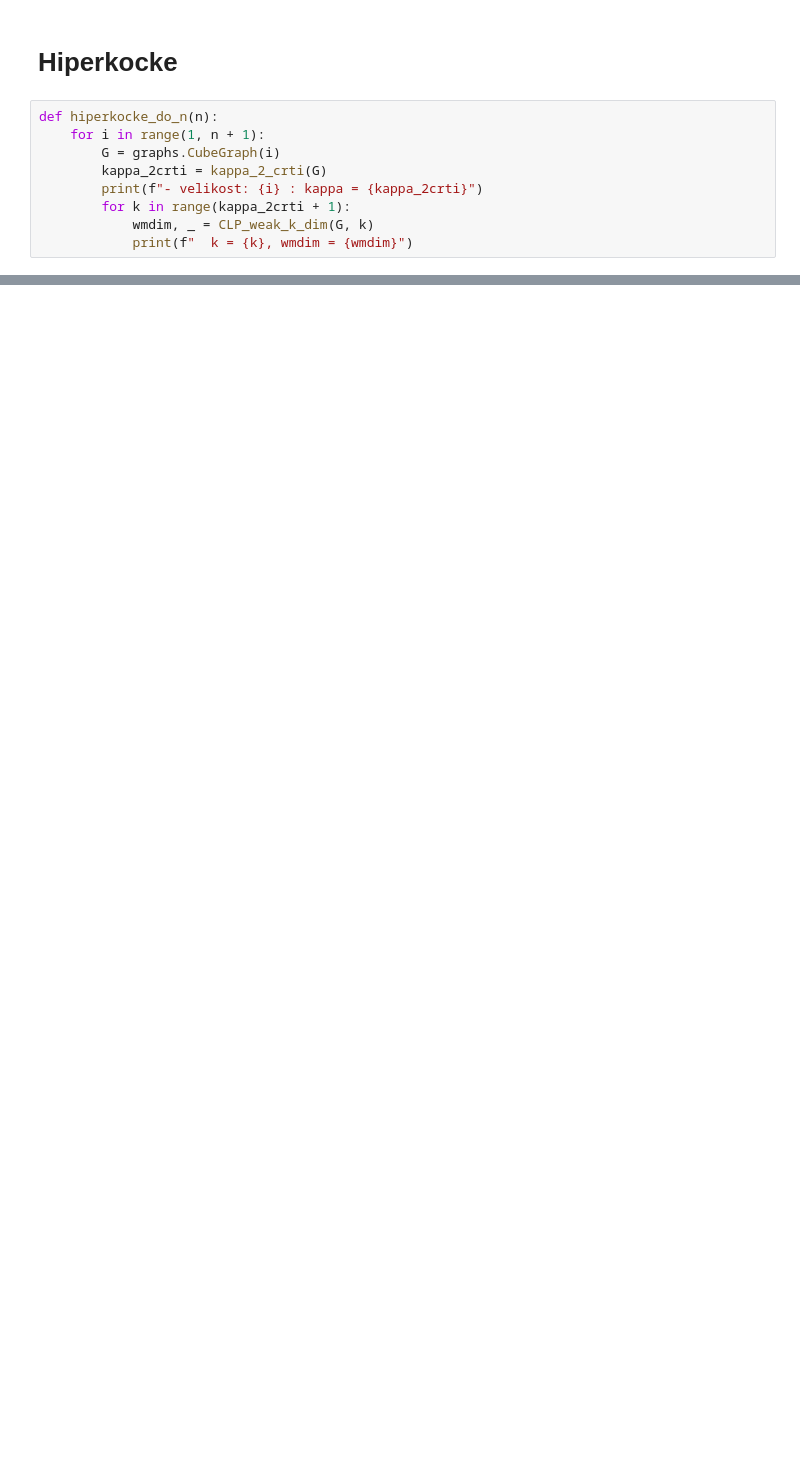
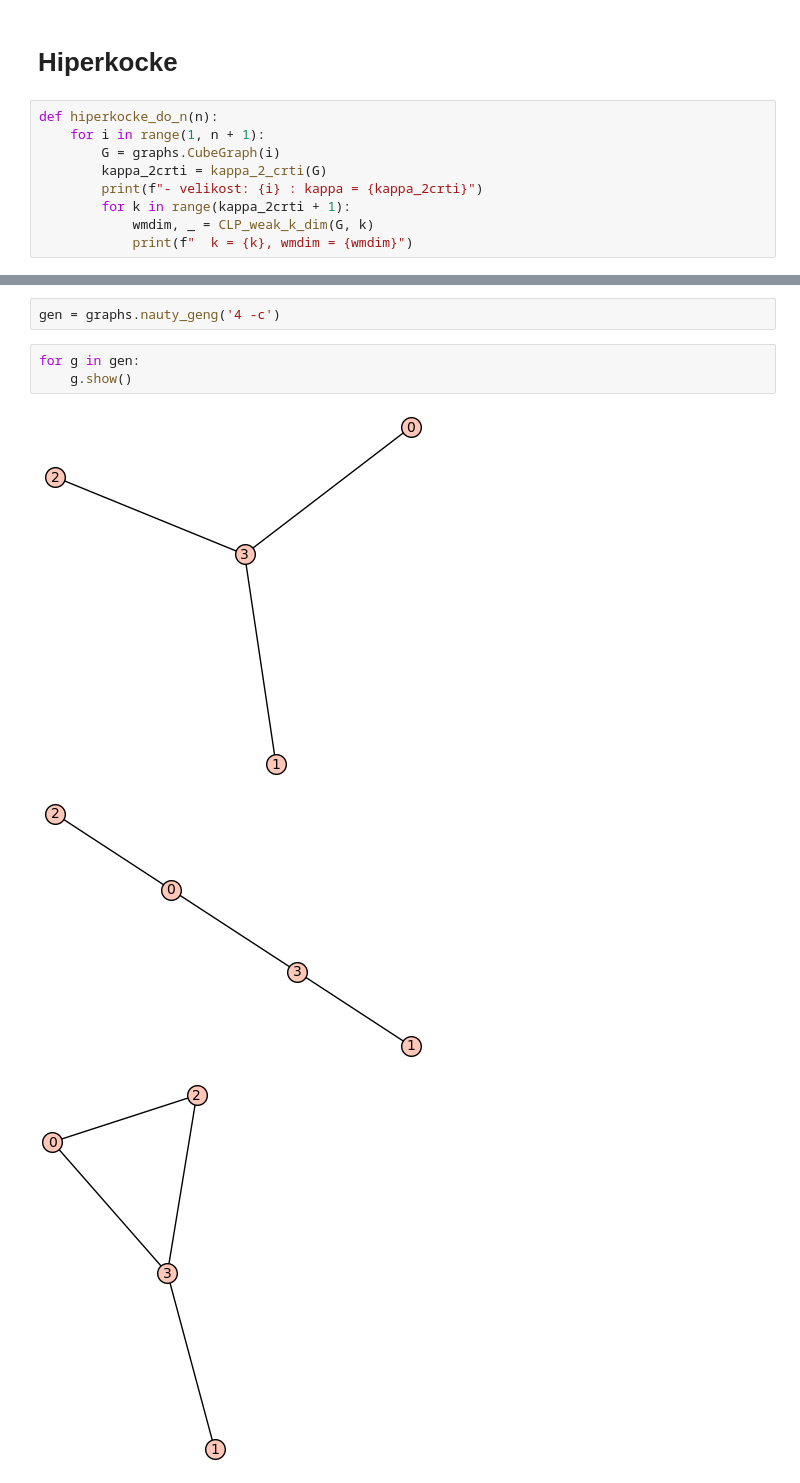
Before and after one commit to lanmedle/fp-projektna-naloga, a Jupyter notebook: eksperimenti2.ipynb, the cells around one changed output, grey strips where cells are left out. Cells and saved outputs as stored; diff of their text form; blank space fills up the shorter version.

```diff
--- a/eksperimenti2.ipynb
+++ b/eksperimenti2.ipynb
@@ -160,0 +189,9 @@ hiperkocke_do_n(4)
+# %%
+gen = graphs.nauty_geng('4 -c')
+# %%
+for g in gen:
+    g.show()
+# %% [output]
+[figure, added]
+[figure, added]
+[figure, added]
```
Also changed, not shown: parts of 17 cells of this notebook.
